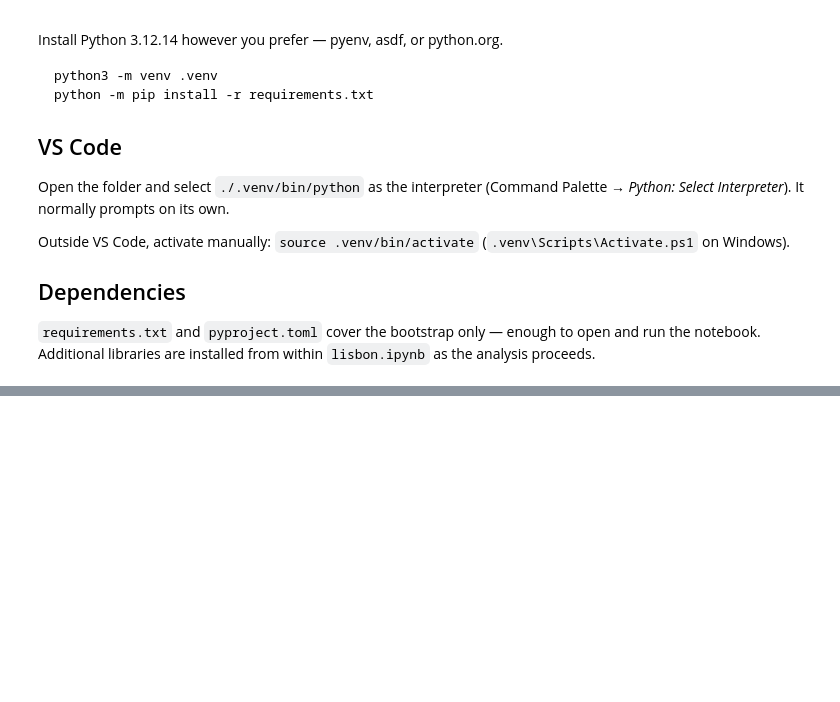
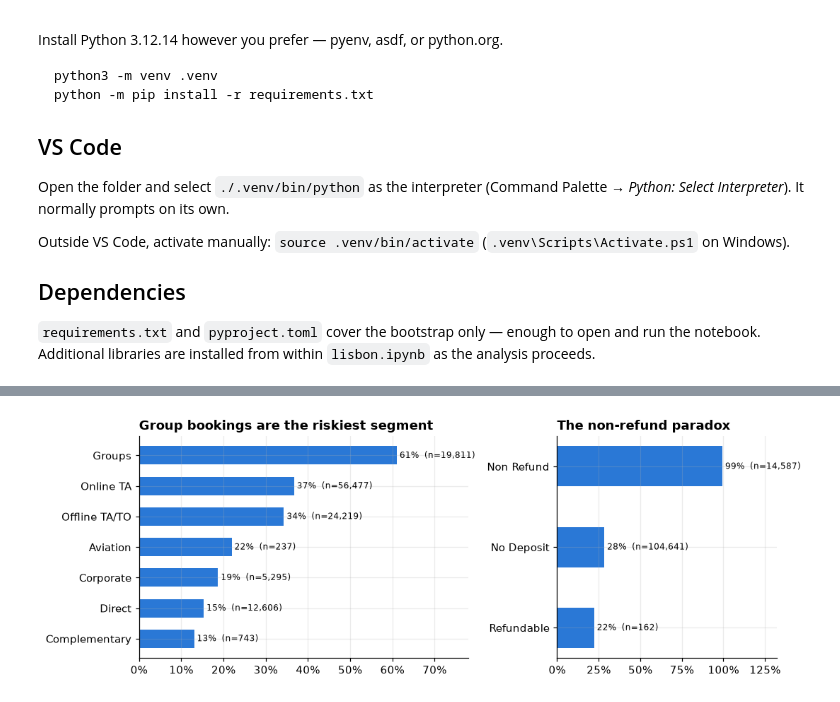
Before and after one commit to OTonGitHub/Lisbon, a Jupyter notebook: lisbon.ipynb, the cells around one changed output, grey strips where cells are left out. Saved outputs shown, nothing was run; the diff lists cells and outputs as text; code cells hidden in the pictures; blank space fills up the shorter version.

```diff
--- a/lisbon.ipynb
+++ b/lisbon.ipynb
@@ -85,0 +189,24 @@ df.shape
+# %%
+fig, axes = plt.subplots(1, 2, figsize=(10, 3.6), gridspec_kw={"width_ratios": [3, 2]})
+
+seg = (bookings.assign(m=bookings.MarketSegment.str.strip())
+       .groupby("m").IsCanceled.agg(["mean", "count"])
+       .query("count >= 100").sort_values("mean"))
+axes[0].barh(seg.index, seg["mean"], color=C_BLUE, height=0.6)
+for y, (r, n) in enumerate(zip(seg["mean"], seg["count"])):
+    axes[0].annotate(f" {r:.0%}  (n={n:,})", (r, y), va="center", fontsize=8)
+axes[0].set_title("Group bookings are the riskiest segment")
+axes[0].set_xlim(0, 0.78)
+axes[0].xaxis.set_major_formatter(lambda v, _: f"{v:.0%}")
+
+dep = (bookings.assign(d=bookings.DepositType.str.strip())
+       .groupby("d").IsCanceled.agg(["mean", "count"]).sort_values("mean"))
+axes[1].barh(dep.index, dep["mean"], color=C_BLUE, height=0.5)
+for y, (r, n) in enumerate(zip(dep["mean"], dep["count"])):
+    axes[1].annotate(f" {r:.0%}  (n={n:,})", (r, y), va="center", fontsize=8)
+axes[1].set_title("The non-refund paradox")
+axes[1].set_xlim(0, 1.32)
+axes[1].xaxis.set_major_formatter(lambda v, _: f"{v:.0%}")
+plt.show()
+# %% [output]
+[figure, added]
```
Also changed, not shown: parts of 49 cells of this notebook, 11 other files.
